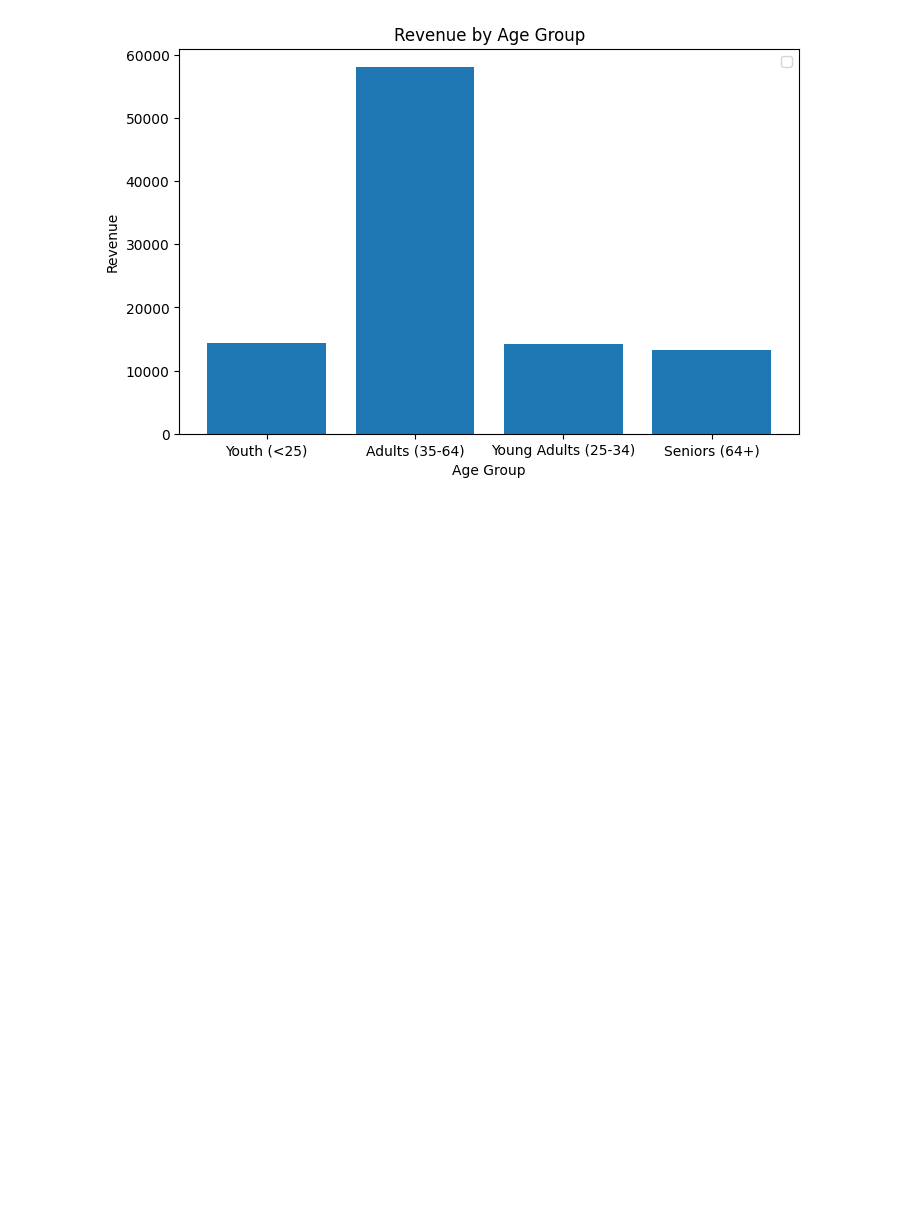
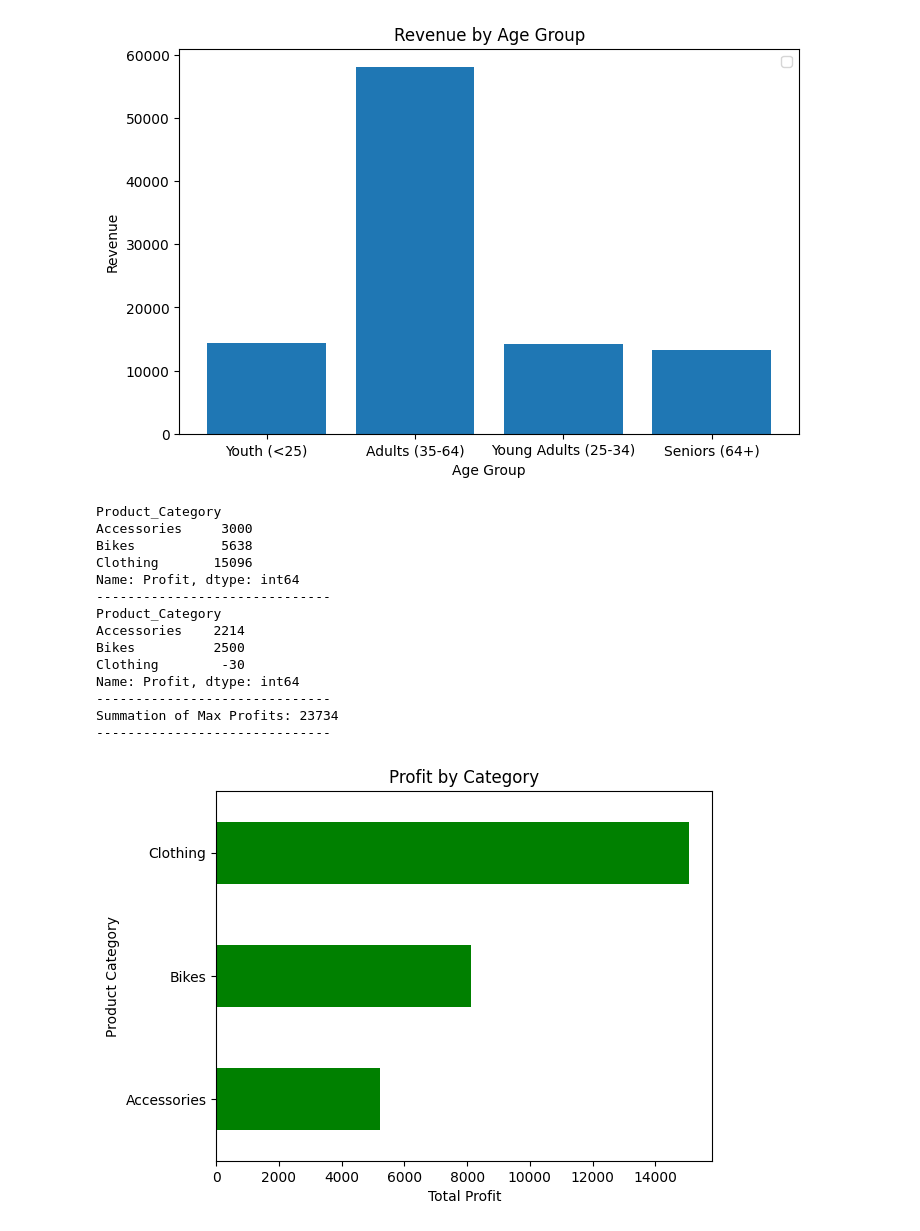
Before and after one commit to Ananthkrishnandayanithi/Entrans_task, a Jupyter notebook: AItask.ipynb, the cells around one changed output. Drawn from its saved outputs; the diff is of its cells as text; code cells hidden in the pictures; blank space fills up the shorter version.

Commit message:
Create a horizontal bar chart showing profits by category

```diff
--- a/AItask.ipynb
+++ b/AItask.ipynb
@@ -235,3 +235,49 @@ bargraph()
 # %% [output]
 <Figure size 800x500 with 0 Axes>
 [figure]
+# %%
+import pandas as pd
+import matplotlib.pyplot as plt
+
+def product_category():
+
+    max_profit = df.groupby('Product_Category')['Profit'].max()
+    print(max_profit)
+    print("-" * 30)
+
+    min_profit = df.groupby('Product_Category')['Profit'].min()
+    print(min_profit)
+    print("-" * 30)
+
+    summation = max_profit.sum()
+    print(f"Summation of Max Profits: {summation}")
+    print("-" * 30)
+
+
+    total_profit = df.groupby('Product_Category')['Profit'].sum()
+
+
+    total_profit.plot.barh(color='green', title='Profit by Category')
+    plt.xlabel('Total Profit')
+    plt.ylabel('Product Category')
+    plt.show()
+
+
+
+product_category()
+# %% [output]
+Product_Category
+Accessories     3000
+Bikes           5638
+Clothing       15096
+Name: Profit, dtype: int64
+------------------------------
+Product_Category
+Accessories    2214
+Bikes          2500
+Clothing        -30
+Name: Profit, dtype: int64
+------------------------------
+Summation of Max Profits: 23734
+------------------------------
+[figure, added]
```
